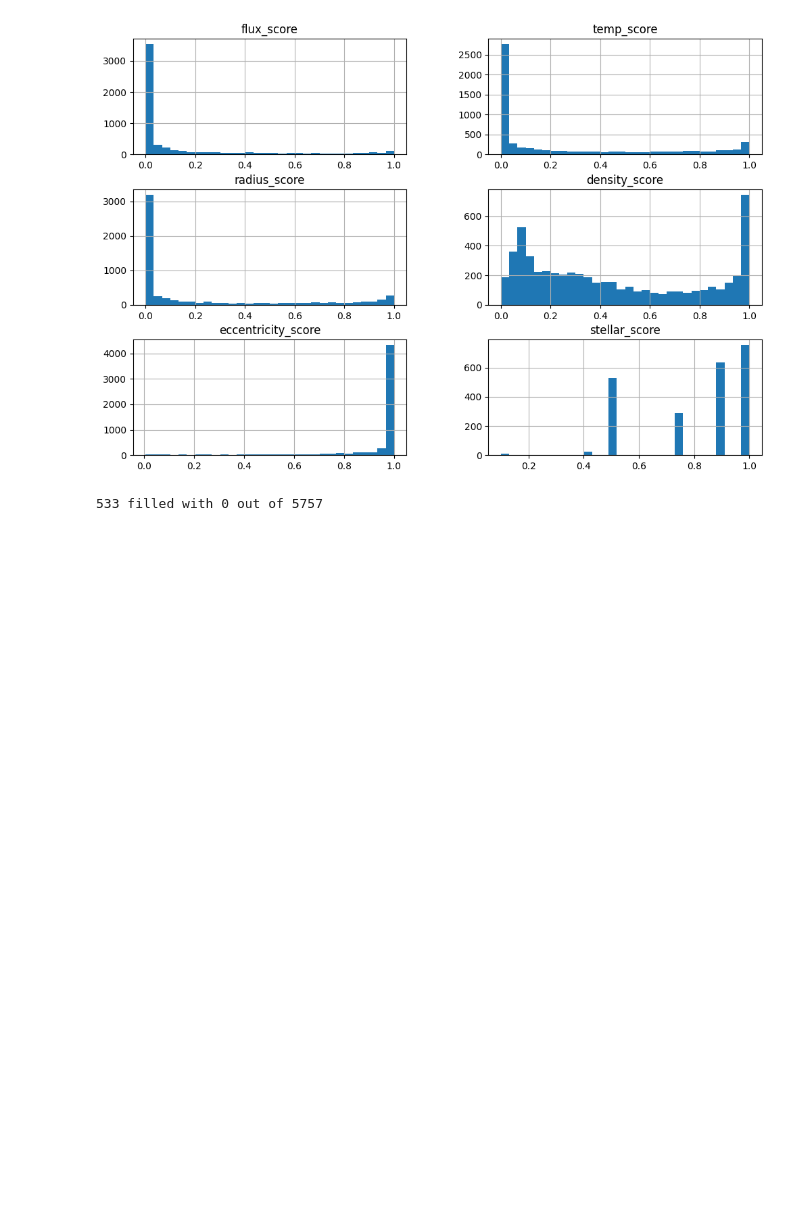
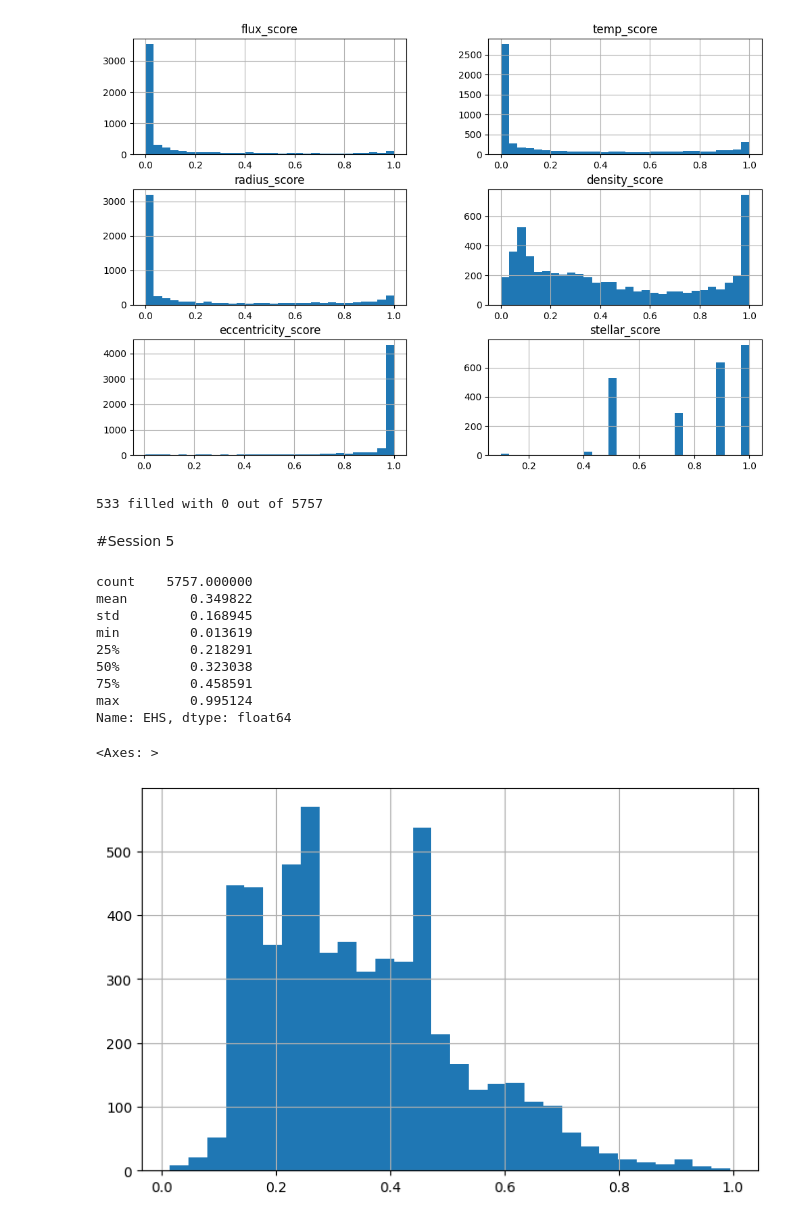
Before and after one commit to Pranees-Yuvaraj/Exoplanet-Habitability-System, a Jupyter notebook: notebooks/04_Scoring_Model.ipynb, the cells around one changed output. Saved outputs shown, nothing was run; the diff lists cells and outputs as text; code cells hidden in the pictures; blank space fills up the shorter version.

```diff
--- a/notebooks/04_Scoring_Model.ipynb
+++ b/notebooks/04_Scoring_Model.ipynb
@@ -175,0 +172,37 @@ df.to_csv("../data/scored_exoplanets_partial.csv", index=False)
+# %% [markdown]
+#Session 5
+# %%
+weights = {
+    'flux_score': 0.25,
+    'temp_score': 0.20,
+    'radius_score': 0.20,
+    'stellar_score': 0.15,
+    'density_score': 0.10,
+    'eccentricity_score': 0.10
+}
+
+assert sum(weights.values()) == 1.0, "Weights must sum to 1.0"
+# %%
+def compute_ehs(row, weights):
+    available = {k: v for k, v in weights.items() if not pd.isna(row[k])}
+    if not available:
+        return np.nan
+    total_weight = sum(available.values())
+    return sum(row[k] * (w / total_weight) for k, w in available.items())
+
+df['EHS'] = df.apply(lambda row: compute_ehs(row, weights), axis=1)
+# %%
+print(df['EHS'].describe())
+df['EHS'].hist(bins=30, figsize=(8,5))
+# %% [output]
+count    5757.000000
+mean        0.349822
+std         0.168945
+min         0.013619
+25%         0.218291
+50%         0.323038
+75%         0.458591
+max         0.995124
+Name: EHS, dtype: float64
+<Axes: >
+[figure, added]
```
Also changed, not shown: parts of 14 cells of this notebook.
